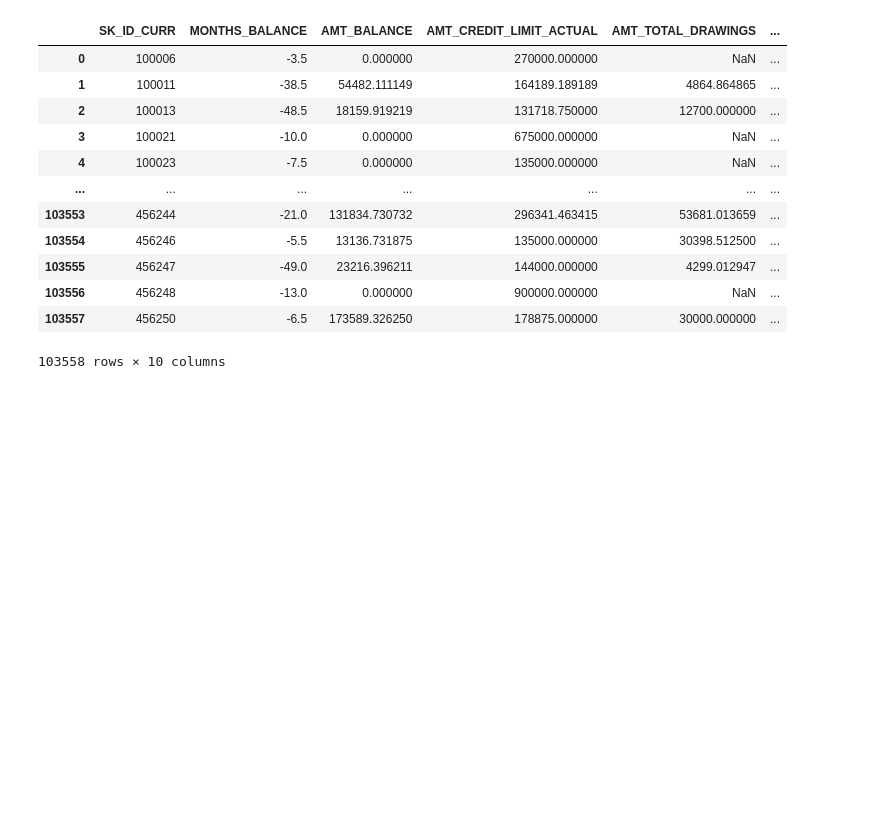
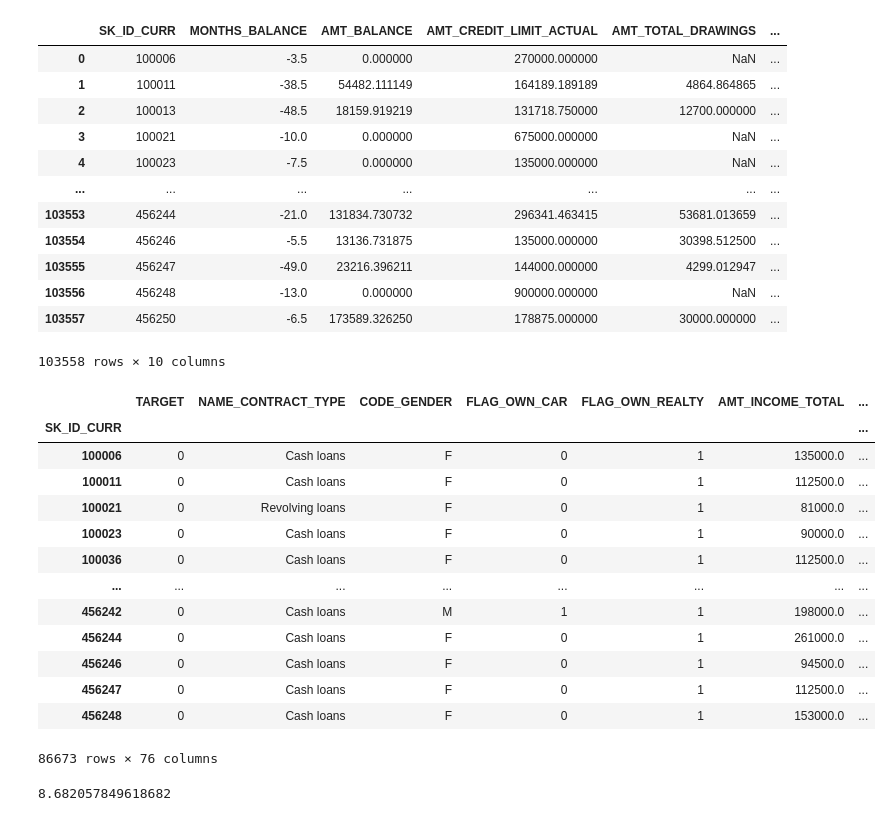
Before and after one commit to SantiagotGimenez/nx-challenge, a Jupyter notebook: model.ipynb, the cells around one changed output. Drawn from its saved outputs; the diff is of its cells as text; code cells hidden in the pictures; blank space fills up the shorter version.

```diff
--- a/model.ipynb
+++ b/model.ipynb
@@ -53,0 +39,3 @@ df_ins
+# %%
+df_ins.drop(columns=df_ins.columns[0], inplace=True)
+df_ins
@@ -67,3 +69,31 @@ df_cre
 | 103556 | 456248 | -13.0 | 0.000000 | 900000.000000 | NaN | ... |
 | 103557 | 456250 | -6.5 | 173589.326250 | 178875.000000 | 30000.000000 | ... |
 103558 rows × 10 columns
+# %%
+# seteo el SK_ID_CURR como indice para poder unir los datasets
+
+df_app.set_index(['SK_ID_CURR'], inplace=True)
+df_ins.set_index(['SK_ID_CURR'],  inplace=True)
+df_cre.set_index(['SK_ID_CURR'],  inplace=True)
+# %%
+df = pd.concat([df_app,df_ins,df_cre], axis=1, join='inner')
+df
+# %% [output]
+|  | TARGET | NAME_CONTRACT_TYPE | CODE_GENDER | FLAG_OWN_CAR | FLAG_OWN_REALTY | AMT_INCOME_TOTAL | ... |
+| SK_ID_CURR |  |  |  |  |  |  | ... |
+| 100006 | 0 | Cash loans | F | 0 | 1 | 135000.0 | ... |
+| 100011 | 0 | Cash loans | F | 0 | 1 | 112500.0 | ... |
+| 100021 | 0 | Revolving loans | F | 0 | 1 | 81000.0 | ... |
+| 100023 | 0 | Cash loans | F | 0 | 1 | 90000.0 | ... |
+| 100036 | 0 | Cash loans | F | 0 | 1 | 112500.0 | ... |
+| ... | ... | ... | ... | ... | ... | ... | ... |
+| 456242 | 0 | Cash loans | M | 1 | 1 | 198000.0 | ... |
+| 456244 | 0 | Cash loans | F | 0 | 1 | 261000.0 | ... |
+| 456246 | 0 | Cash loans | F | 0 | 1 | 94500.0 | ... |
+| 456247 | 0 | Cash loans | F | 0 | 1 | 112500.0 | ... |
+| 456248 | 0 | Cash loans | F | 0 | 1 | 153000.0 | ... |
+86673 rows × 76 columns
+# %%
+df['TARGET'].mean() * 100
+# %% [output]
+8.682057849618682
```
Also changed, not shown: parts of 23 cells of this notebook.
